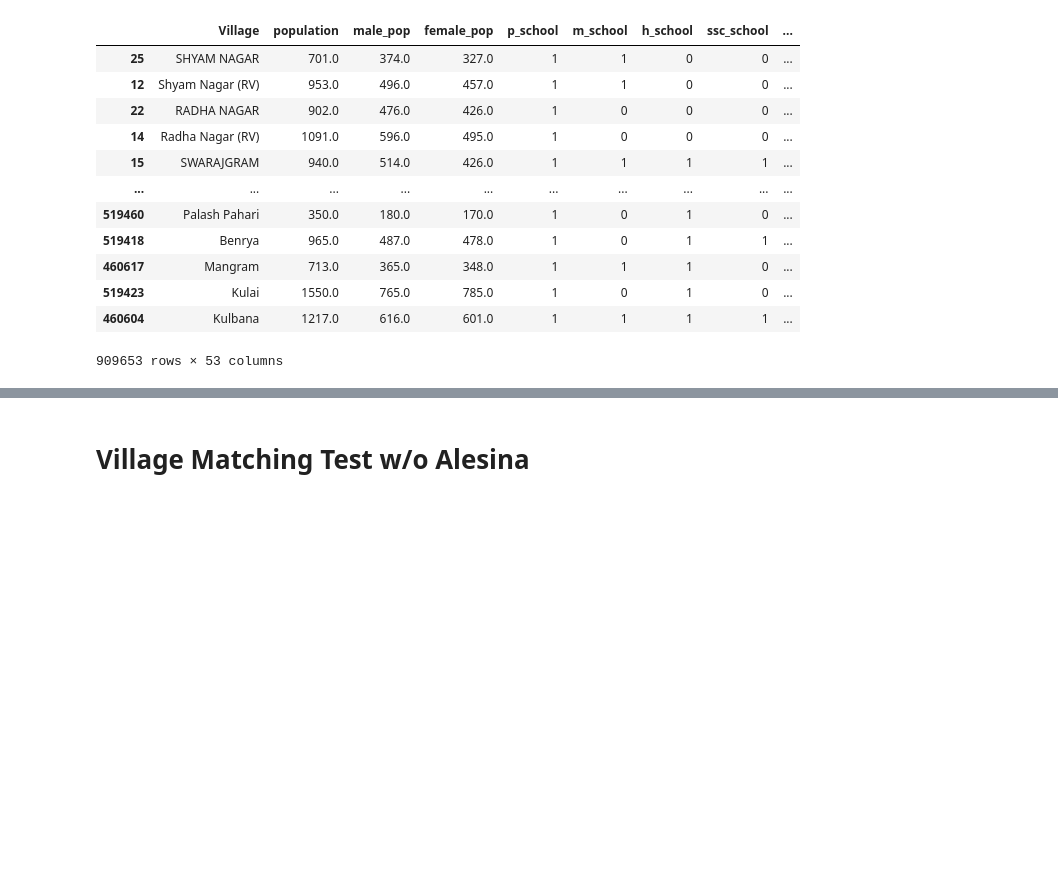
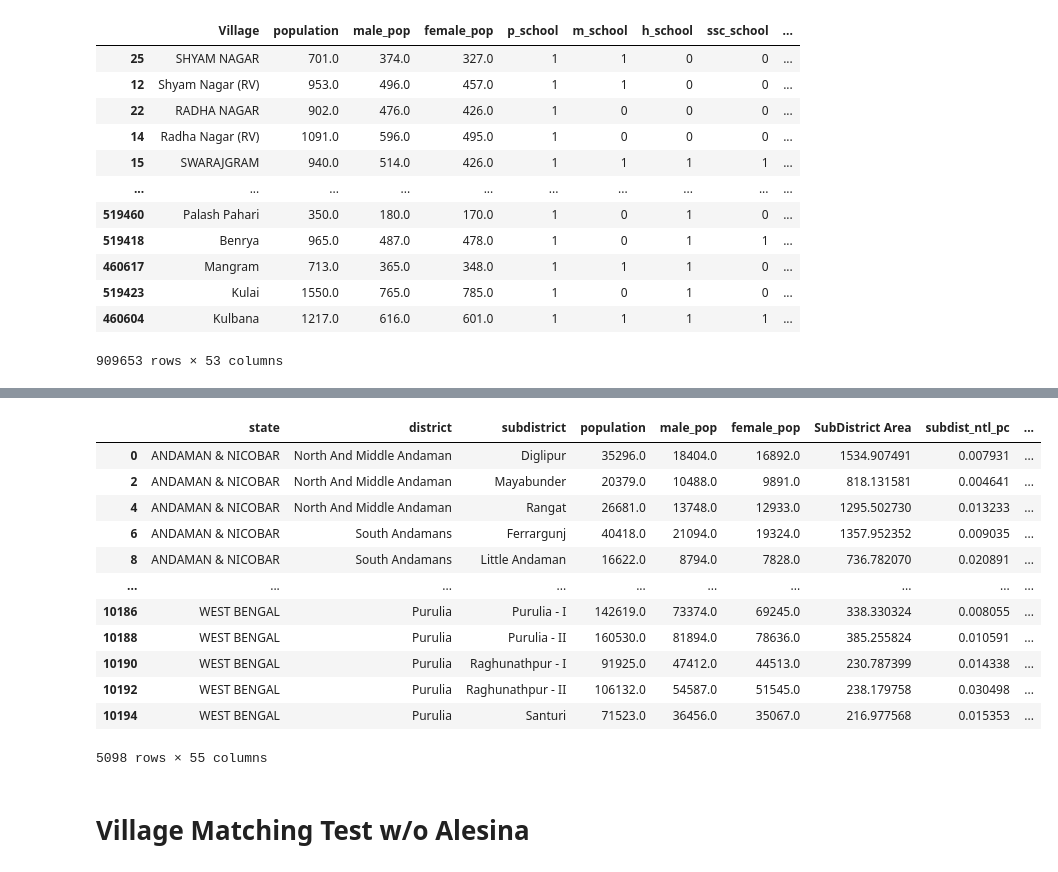
Before and after one commit to SaiSiddhardhaKalla/Master_Thesis, a Jupyter notebook: census2011.ipynb, the cells around one changed output, grey strips where cells are left out. Saved outputs shown, nothing was run; the diff lists cells and outputs as text; code cells hidden in the pictures; blank space fills up the shorter version.

```diff
--- a/census2011.ipynb
+++ b/census2011.ipynb
@@ -1179,33 +1203,61 @@ dissorted_sync.to_csv('/Users/sid/Library/CloudStorage/OneDrive-DeakinUniversity
 # %%
 dis_sync = dissorted_sync.copy()
 
 # List of variables to calculate differences for
 variables = ['population', 'male_pop', 'female_pop', 'p_school', 'm_school', 'h_school',
              'ssc_school', 'arts_and_science_degree_college', 'iti', 'phc', 'mcwc',
              'dispensary', 'veterinary_hospital', 'aanganwadi', 'post_office', 'bus',
              'railway', 'all_weather_road', 'cooperative_bank', 'mandis', 'nearest_town_distance',
              'village_area_sqkm', 'SubDistrict Area', 'avg_ntl', 'ntl_pa', 'ntl_pc',
-             'Max_Len', 'sum_y', 'numerator', 'num', 'alesina', 'no_1000s', 'edu',
-             'edu_per_1000', 'p_sch_per_1000', 'm_sch_per_1000', 'h_sch_per_1000',
-             'ssc_sch_per_1000', 'col_per_1000', 'iti_per_1000', 'med', 'med_per_1000',
-             'phc_per_1000', 'mcwc_per_1000', 'dis_per_1000', 'vet_per_1000', 'aanganwadi_per_1000',
-             'adm', 'adm_per_1000', 'bank_per_1000', 'po_per_1000', 'mandi_per_1000',
+             'Max_Len', 'sum_y', 'numerator', 'num', 'alesina', 'no_1000s',
+             'edu', 'med','adm',
+            #  'edu_per_1000', 'p_sch_per_1000', 'm_sch_per_1000', 'h_sch_per_1000',
+            #  'ssc_sch_per_1000', 'col_per_1000', 'iti_per_1000',  'med_per_1000',
+            #  'phc_per_1000', 'mcwc_per_1000', 'dis_per_1000', 'vet_per_1000', 'aanganwadi_per_1000',
+            #  'adm_per_1000', 'bank_per_1000', 'po_per_1000', 'mandi_per_1000',
              'share_roads', 'share_rails', 'share_pubtn']
 
 # Calculate differences for each variable
 for var in variables:
     # Pivot the data to wide format to easily calculate differences
     pivot_df = dis_sync.pivot(index=['state', 'district', 'subdistrict'], columns='year', values=var).reset_index()
     pivot_df.columns = [str(col) if not isinstance(col, str) else col for col in pivot_df.columns]
     pivot_df[f'{var}_change'] = pivot_df['2020'] - pivot_df['2011']
     pivot_df = pivot_df.drop(columns=['2011', '2020'])
 
     # Merge back to the original DataFrame
     dis_sync = pd.merge(dis_sync, pivot_df, on=['state', 'district', 'subdistrict'])
 
 dis_sync=dis_sync.drop_duplicates(subset=['state','district','subdistrict',])
 
-dis_sync = dis_sync.drop(columns=variables)
-dis_sync = dis_sync.drop(columns={'year','no_1000s_change','village_area_sqkm_change','SubDistrict Area_change'},axis=1)
-# dis_sync
+# dis_sync = dis_sync.drop(columns=variables)
+dis_sync = dis_sync.drop(columns={'year','no_1000s_change','village_area_sqkm_change','SubDistrict Area_change',
+                                    'p_school', 'm_school', 'h_school',
+                                    'ssc_school', 'arts_and_science_degree_college', 'iti', 'phc', 'mcwc',
+                                    'dispensary', 'veterinary_hospital', 'aanganwadi', 'post_office', 'bus',
+                                    'railway', 'all_weather_road', 'cooperative_bank', 'mandis', 'nearest_town_distance',
+                                    'village_area_sqkm', 'avg_ntl', 'ntl_pa', 'ntl_pc',
+                                    'Max_Len', 'sum_y', 'numerator', 'num', 'alesina', 'no_1000s','share_roads',
+                                    'share_rails', 'share_pubtn',
+                                    'edu_per_1000', 'p_sch_per_1000', 'm_sch_per_1000', 'h_sch_per_1000',
+                                    'ssc_sch_per_1000', 'col_per_1000', 'iti_per_1000','med_per_1000',
+                                    'phc_per_1000', 'mcwc_per_1000', 'dis_per_1000', 'vet_per_1000',
+                                    'aanganwadi_per_1000', 'adm_per_1000', 'bank_per_1000', 'po_per_1000',
+                                    'mandi_per_1000'
+                                  },axis=1)
+dis_sync
+# %% [output]
+|  | state | district | subdistrict | population | male_pop | female_pop | SubDistrict Area | subdist_ntl_pc | ... |
+| 0 | ANDAMAN & NICOBAR | North And Middle Andaman | Diglipur | 35296.0 | 18404.0 | 16892.0 | 1534.907491 | 0.007931 | ... |
+| 2 | ANDAMAN & NICOBAR | North And Middle Andaman | Mayabunder | 20379.0 | 10488.0 | 9891.0 | 818.131581 | 0.004641 | ... |
+| 4 | ANDAMAN & NICOBAR | North And Middle Andaman | Rangat | 26681.0 | 13748.0 | 12933.0 | 1295.502730 | 0.013233 | ... |
+| 6 | ANDAMAN & NICOBAR | South Andamans | Ferrargunj | 40418.0 | 21094.0 | 19324.0 | 1357.952352 | 0.009035 | ... |
+| 8 | ANDAMAN & NICOBAR | South Andamans | Little Andaman | 16622.0 | 8794.0 | 7828.0 | 736.782070 | 0.020891 | ... |
+| ... | ... | ... | ... | ... | ... | ... | ... | ... | ... |
+| 10186 | WEST BENGAL | Purulia | Purulia - I | 142619.0 | 73374.0 | 69245.0 | 338.330324 | 0.008055 | ... |
+| 10188 | WEST BENGAL | Purulia | Purulia - II | 160530.0 | 81894.0 | 78636.0 | 385.255824 | 0.010591 | ... |
+| 10190 | WEST BENGAL | Purulia | Raghunathpur - I | 91925.0 | 47412.0 | 44513.0 | 230.787399 | 0.014338 | ... |
+| 10192 | WEST BENGAL | Purulia | Raghunathpur - II | 106132.0 | 54587.0 | 51545.0 | 238.179758 | 0.030498 | ... |
+| 10194 | WEST BENGAL | Purulia | Santuri | 71523.0 | 36456.0 | 35067.0 | 216.977568 | 0.015353 | ... |
+5098 rows × 55 columns
 # %%
```
Also changed, not shown: parts of 21 cells of this notebook, 4 other files.
